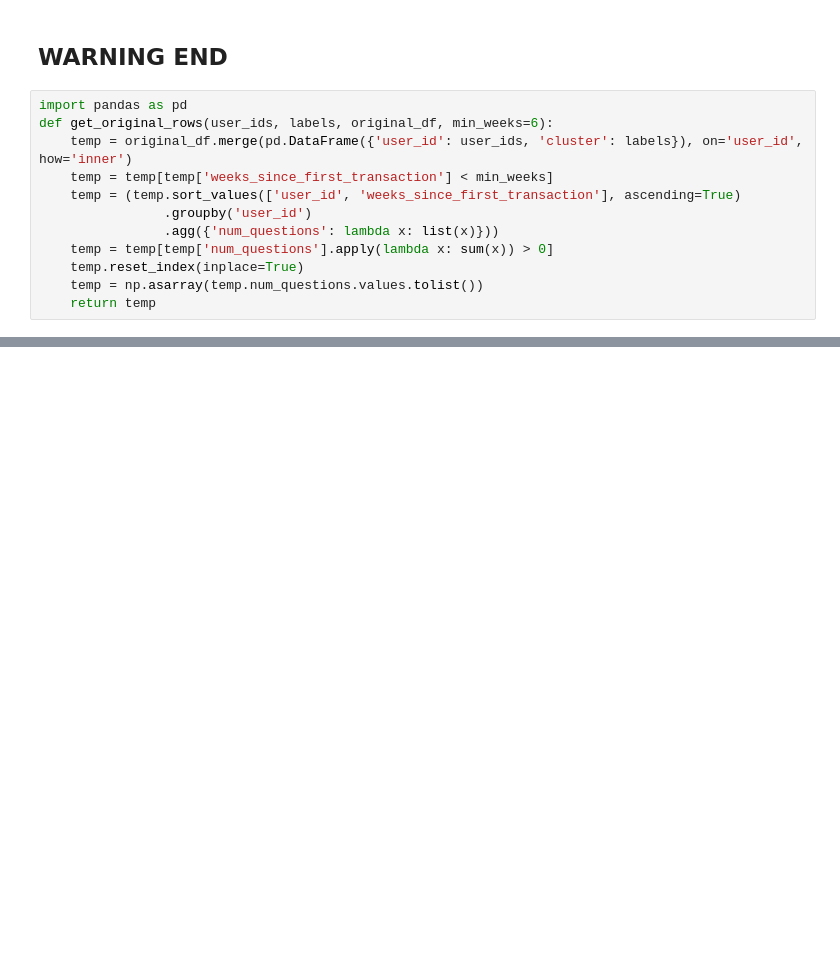
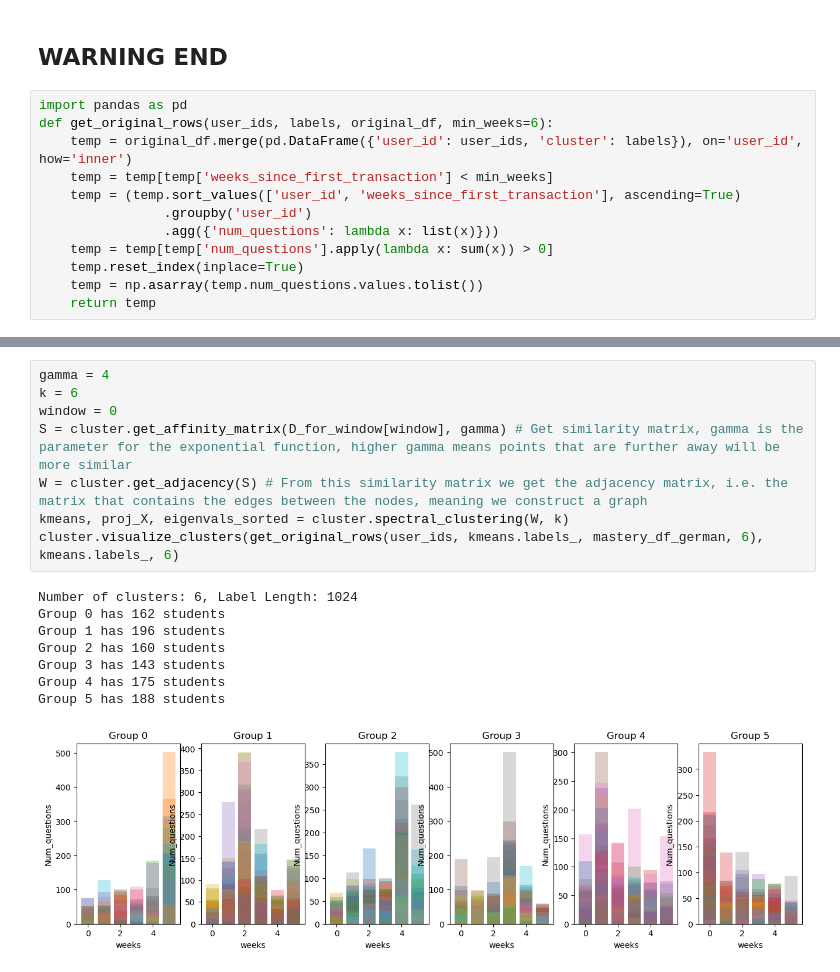
Before and after one commit to ML4BD/final-submission-uclumasa, a Jupyter notebook: lernnavi_clustering_efforts.ipynb, the cells around one changed output, grey strips where cells are left out. Drawn from its saved outputs; the diff is of its cells as text; blank space fills up the shorter version.

```diff
--- a/lernnavi_clustering_efforts.ipynb
+++ b/lernnavi_clustering_efforts.ipynb
@@ -159,3 +178,20 @@ D_for_window = {
+# %%
+gamma = 4
+k = 6
+window = 0
+S = cluster.get_affinity_matrix(D_for_window[window], gamma) # Get similarity matrix, gamma is the parameter for the exponential function, higher gamma means points that are further away will be more similar
+W = cluster.get_adjacency(S) # From this similarity matrix we get the adjacency matrix, i.e. the matrix that contains the edges between the nodes, meaning we construct a graph
+kmeans, proj_X, eigenvals_sorted = cluster.spectral_clustering(W, k)
+cluster.visualize_clusters(get_original_rows(user_ids, kmeans.labels_, mastery_df_german, 6), kmeans.labels_, 6)
+# %% [output]
+Number of clusters: 6, Label Length: 1024
+Group 0 has 162 students
+Group 1 has 196 students
+Group 2 has 160 students
+Group 3 has 143 students
+Group 4 has 175 students
+Group 5 has 188 students
+[figure, added]
 # %%
 gamma = 10
 k = 3
```
Also changed, not shown: parts of 10 cells of this notebook.
